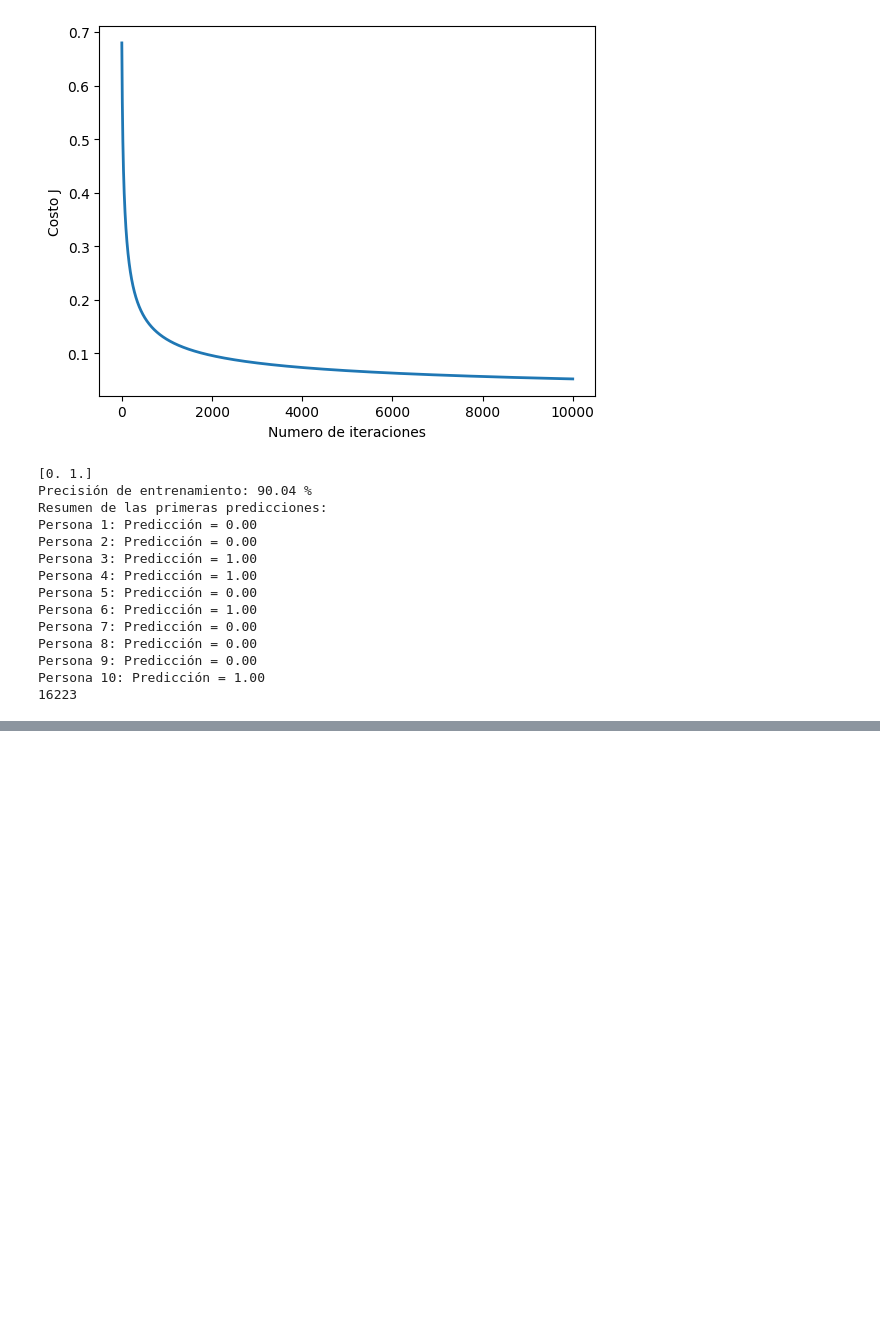
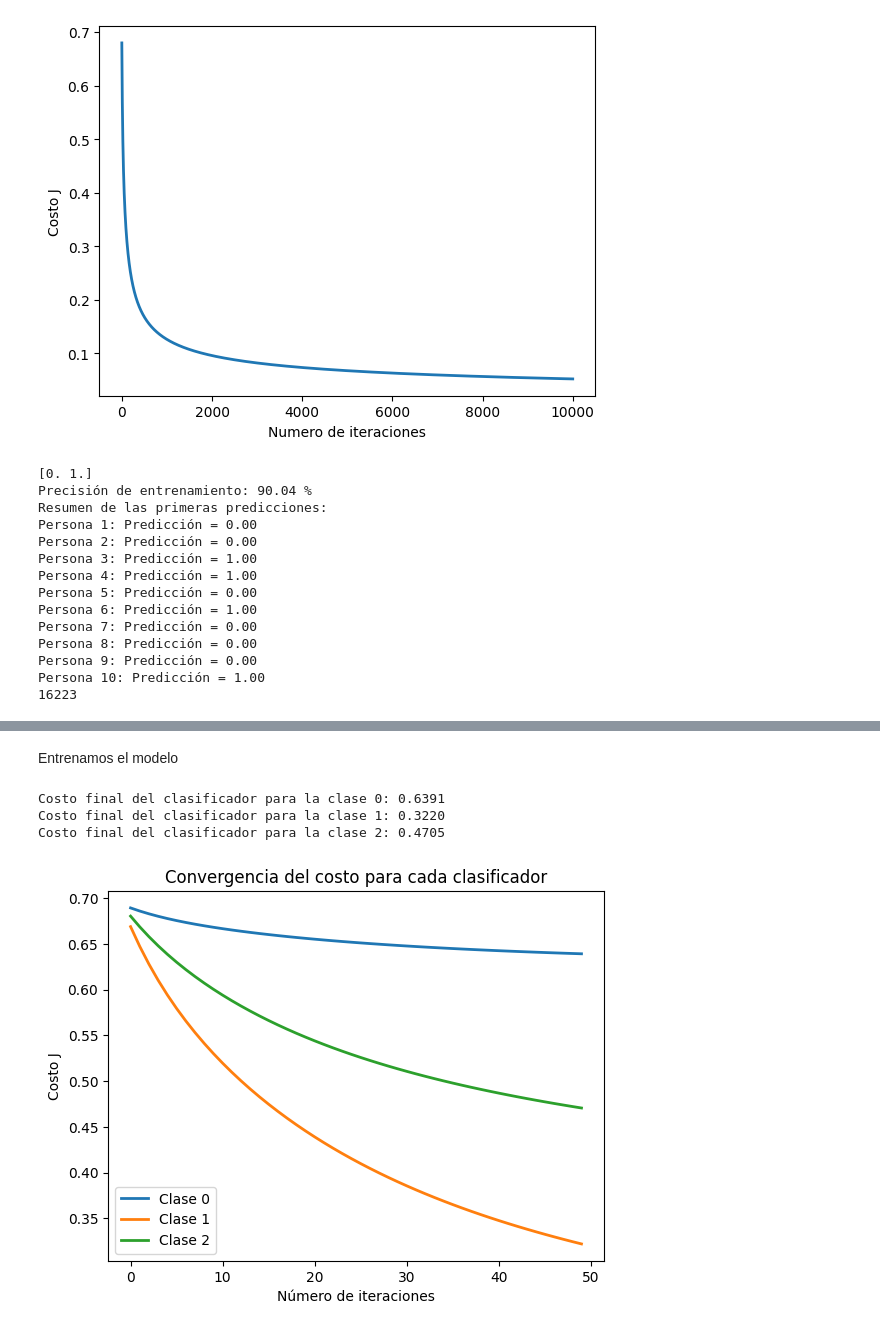
Before and after one commit to AldrinLimonUSFX/SIS420_Aldrin, a Jupyter notebook: Primer Parcial/1er_Parcial.ipynb, the cells around one changed output, grey strips where cells are left out. Cells and saved outputs as stored; diff of their text form; code cells hidden in the pictures; blank space fills up the shorter version.

```diff
--- a/Primer Parcial/1er_Parcial.ipynb
+++ b/Primer Parcial/1er_Parcial.ipynb
@@ -648,0 +676,4 @@ Persona 10: Predicción = 1.00
+# %%
+def sigmoid(z): #funcion de activacion
+    z = np.clip(z, -500, 500)
+    return 1.0 / (1.0 + np.exp(-z))
@@ -648,0 +687,14 @@ Persona 10: Predicción = 1.00
+# %%
+def descensoGradiente(theta, X, y, alpha, num_iters, lambda_): #funcion para optimizar el costo
+    m = y.shape[0]
+    theta = theta.copy()
+    J_history = []
+
+    for i in range(num_iters):
+        h = sigmoid(X.dot(theta))
+        gradient = (1 / m) * X.T.dot(h - y)
+        gradient[1:] += (lambda_ / m) * theta[1:]
+        theta = theta - alpha * gradient
+
+        J_history.append(calcularCosto(theta, X, y, lambda_))
+    return theta, J_history
@@ -648,0 +740,40 @@ Persona 10: Predicción = 1.00
+# %% [markdown]
+Entrenamos el modelo
+# %%
+X_train = data_train.iloc[:,:18]
+y_train = data_train.iloc[:,18]
+
+#Normalizamos los datos para el entrenamiento y guardamos los valores de mu y sigma para usarlo en la prueba
+X_norm, mu, sigma = featureNormalize(X_train)
+m, n = X_norm.shape #sacamos el numero de filas y columnas de los datos de entrenamiento
+
+#parametros necesarios
+num_labels = 3 # Número de etiquetas (clases) (estrellas,galaxias,quasares)
+alpha = 0.1   # Tasa de aprendizaje
+num_iters = 50 # Número de iteraciones
+lambda_ = 0.1 #componente de regulacion
+
+#entrenamiento del modelo
+all_theta, all_J_history = oneVsAll(X_norm, y_train, num_labels, alpha, num_iters, lambda_)
+
+# Imprime los costos finales de cada clasificador
+for i in range(num_labels):
+    final_cost = all_J_history[i][-1]  # Costo final del clasificador i
+    print(f'Costo final del clasificador para la clase {i}: {final_cost:.4f}')
+
+# Grafica la convergencia del costo de cada clasificador
+for i in range(num_labels):
+    plt.plot(np.arange(len(all_J_history[i])), all_J_history[i], lw=2, label=f'Clase {i}')
+
+plt.xlabel('Número de iteraciones')
+plt.ylabel('Costo J')
+plt.legend()
+plt.title('Convergencia del costo para cada clasificador')
+plt.show()
+
+#display(y_train)
+# %% [output]
+Costo final del clasificador para la clase 0: 0.6391
+Costo final del clasificador para la clase 1: 0.3220
+Costo final del clasificador para la clase 2: 0.4705
+[figure, added]
```
Also changed, not shown: parts of 10 cells of this notebook.
